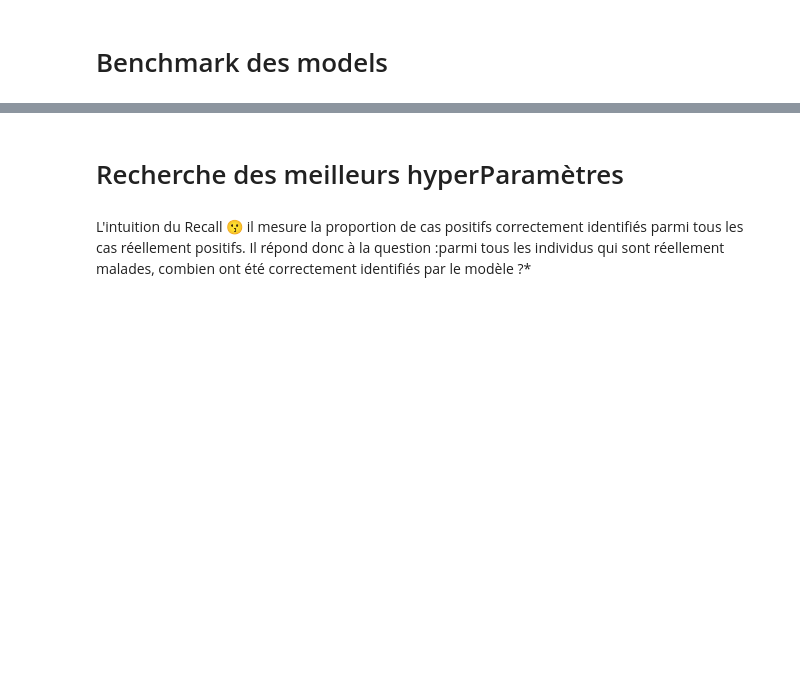
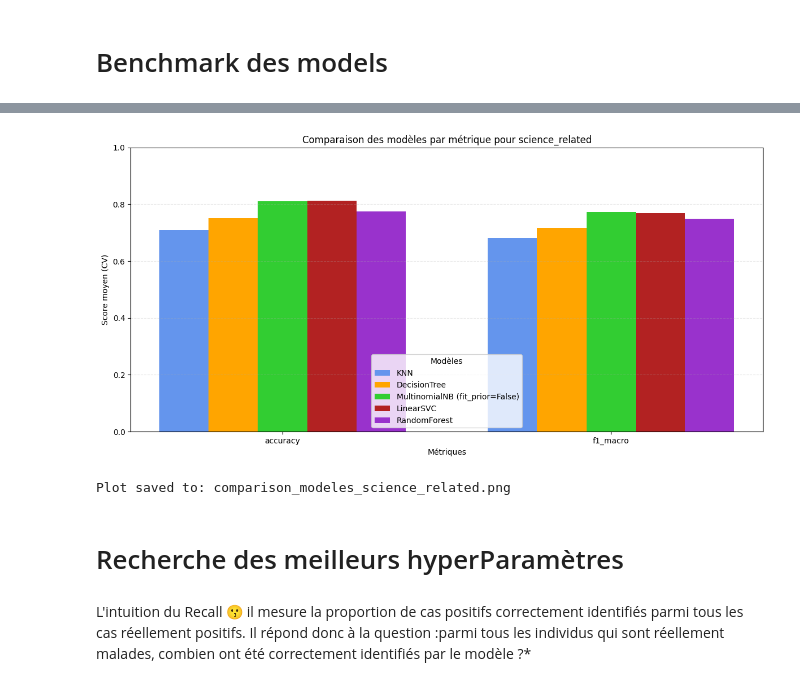
Before and after one commit to RobinDejean/MachineLearningProjectdefou, a Jupyter notebook: Projet/Final.ipynb, the cells around one changed output, grey strips where cells are left out. Saved outputs shown, nothing was run; the diff lists cells and outputs as text; code cells hidden in the pictures; blank space fills up the shorter version.

```diff
--- a/Projet/Final.ipynb
+++ b/Projet/Final.ipynb
@@ -330,28 +378,35 @@ for name, model in models:
 # %%
 # for metrique in metriques:
 #     fig = plt.figure()
 #     fig.suptitle("Comparaison des " + metrique)
 #     ax = fig.add_subplot(111)
 #     plt.boxplot(results[metrique])
 #     ax.set_xticklabels(names)
 #     plt.show()
 
 x = np.arange(len(metriques))
 width = 0.15
 fig, ax = plt.subplots(figsize=(12, 6))
 for i, name in enumerate(names):
     model_scores = [np.mean(results[m][i]) for m in metriques]
-    ax.bar(x + (i - (len(names) - 1) / 2) * width, model_scores, width, label=name)
-ax.set_title("Comparaison des modèles par métrique pour " + tache + ("" if sampling == "nothing" else f"({sampling})"))
+    ax.bar(x + (i - (len(names) - 1) / 2) * width, model_scores, width, label=name, color=colors[i])
+ax.set_title(f"Comparaison des modèles par métrique pour {column}" + (f" ({sampling})" if sampling != "nothing" else ""))
 ax.set_xlabel("Métriques")
 ax.set_ylabel("Score moyen (CV)")
 ax.set_xticks(x)
 ax.set_xticklabels(metriques)
 ax.set_ylim(0, 1)
-ax.legend(title="Modèles")
+ax.legend(title="Modèles", loc="lower center")
 ax.grid(axis="y", linestyle="--", alpha=0.3)
 plt.tight_layout()
 plt.show()
+
+filename = f"comparison_modeles_{column}_{sampling}.png" if sampling != "nothing" else f"comparison_modeles_{column}.png"
+fig.savefig(filename, dpi=300, bbox_inches="tight")
+print(f"Plot saved to: {filename}")
+# %% [output]
+[figure, added]
+Plot saved to: comparison_modeles_science_related.png
 # %% [markdown]
 # Recherche des meilleurs hyperParamètres
 # %%
```
Also changed, not shown: parts of 7 cells of this notebook.
